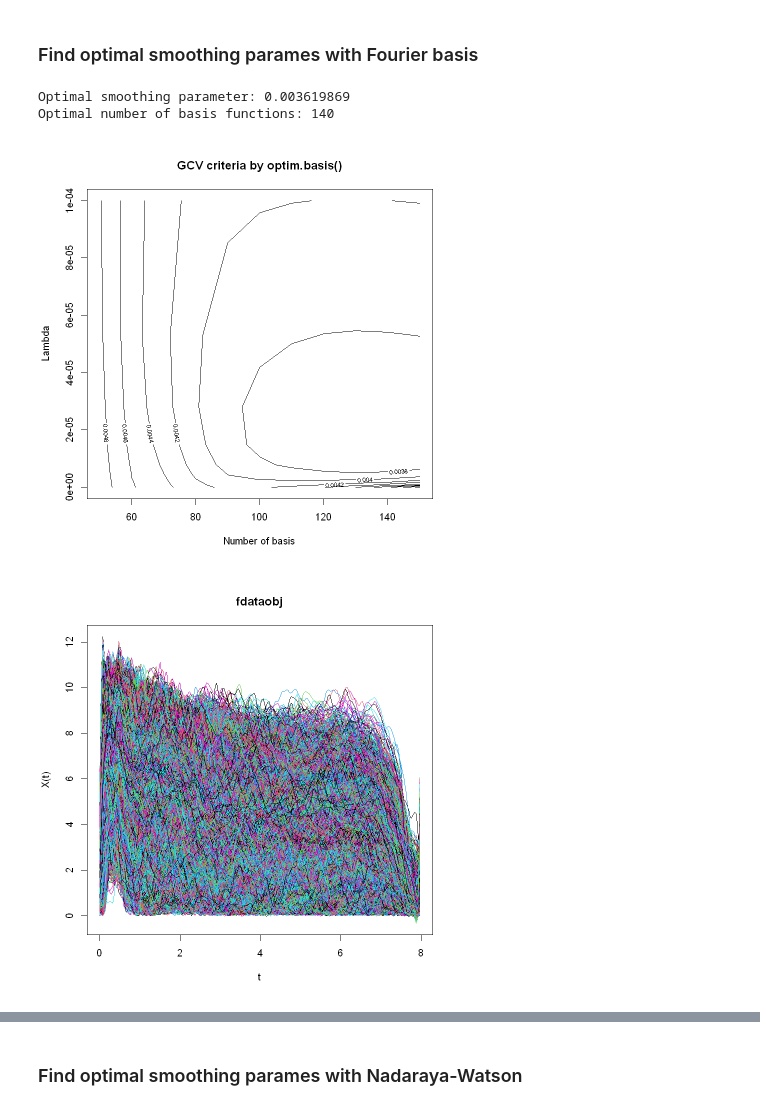
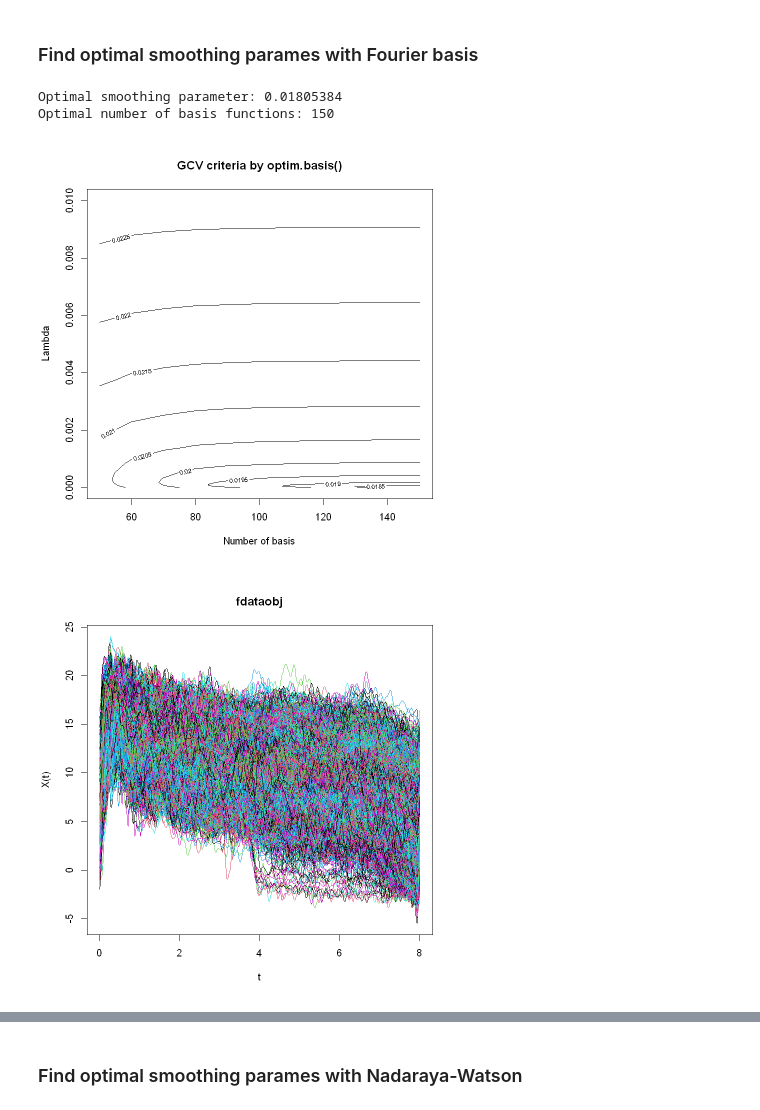
Before and after one commit to robertmackevic/fda-project, a Jupyter notebook: eda.ipynb, the cells around one changed output, grey strips where cells are left out. Cells and saved outputs as stored; diff of their text form; code cells hidden in the pictures.

```diff
--- a/eda.ipynb
+++ b/eda.ipynb
@@ -56,32 +57,27 @@ A data.frame: 3 × 2
 # %%
 load_audio_as_fdata <- function(filepath, func = mean) {
   audio <- tuneR::readWave(filepath)
-  if (audio@stereo) audio <- seewave::mono(audio, "left")
+  signal <- audio@left
 
-  # Compute log-periodogram (frequency representation)
-  spec <- seewave::meanspec(
-    audio@left,
-    f = audio@samp.rate,
-    plot = FALSE,
-    wl = 512,
-    wn = "hanning",
-    ovlp = 50,
-    FUN = func,
-  )
+  # Center the signal
+  signal <- signal - mean(signal)
 
-  # Extract frequency and log periodogram, add 1e-6 to avoid log(0)
-  # Shift by min of the power specter, so that values are positive
-  frequency <- spec[, 1]
-  x <- log(spec[, 2] + 1e-6)
-  log_periodogram  <- x - min(x)
+  pgram <- TSA::periodogram(signal, plot = FALSE)
+  log_pgram <- log(pgram$spec + 1e-10)
+  freqs <- pgram$freq * audio@samp.rate / 1000
+
+  # Interpolate the log periodogram onto a coarser grid
+  reduced_freqs <- seq(min(freqs), max(freqs), length.out = 800)
+  log_pgram <- approx(x = freqs, y = log_pgram, xout = reduced_freqs)$y
 
   fdata_obj <- fda.usc::fdata(
-    matrix(log_periodogram, nrow = 1),
-    argvals = frequency,
+    matrix(log_pgram, nrow = 1),
+    argvals = reduced_freqs,
+    rangeval = range(reduced_freqs),
     names = list(
       main = "Google Speech Commands",
       xlab = "Frequencies (kHz)",
-      ylab = "Log-periodograms"
+      ylab = "log(Power)"
     )
   )
 
@@ -112,11 +108,11 @@ load_dataset <- function(filepaths) {
   return(list(data = fdata, labels = labels))
 }
 
-train <- load_dataset(train_paths)
+# train <- load_dataset(train_paths)
 # val <- load_dataset(val_paths)
-# test <- load_dataset(test_paths)
+test <- load_dataset(test_paths)
 
 # Pick which dataset to visualize
-dataset <- train
+dataset <- test
 # %% [markdown]
 ### Find optimal smoothing parames with B-Spline basis
@@ -168,7 +175,7 @@ Optimal number of basis functions: 150
 ### Find optimal smoothing parames with Fourier basis
 # %%
 # Sequence of lambda smoothing parameters
-lambda <- 10^seq(-12, -4, len = 30)
+lambda <- 10^seq(-5, -2, len = 15)
 
 # Different numbers of basis functions to test
 numbasis <- seq(50, 150, by = 10)
@@ -177,34 +184,34 @@ fourier <- fda.usc::optim.basis(
   dataset$data,
   lambda = lambda,
   numbasis = numbasis,
   type.basis = "fourier"
 )
 
 cat(
   "Optimal smoothing parameter:", fourier$gcv.opt,
   "\nOptimal number of basis functions:", fourier$numbasis.opt
 )
 
 contour(
   numbasis, lambda,
   fourier$gcv,
   ylab = "Lambda",
   xlab = "Number of basis",
   main = "GCV criteria by optim.basis()"
 )
 plot(fourier$fdata.est)
 
 plot(fourier$gcv[sprintf("%d", fourier$numbasis.opt), ], type = "l")
 
 index <- 1
 plot(
   dataset$data[index, ],
   main = "Curve 1",
   lty = 2, lwd = 2, col = 8
 )
 lines(fourier$fdata.est[index, ], col = 1, lty = 1, lwd = 2)
 # %% [output]
-Optimal smoothing parameter: 0.003619869
-Optimal number of basis functions: 140
+Optimal smoothing parameter: 0.01805384
+Optimal number of basis functions: 150
-[figure, old version]
+[figure, new version]
-[figure, old version]
+[figure, new version]
```
Also changed, not shown: parts of 12 cells of this notebook.
